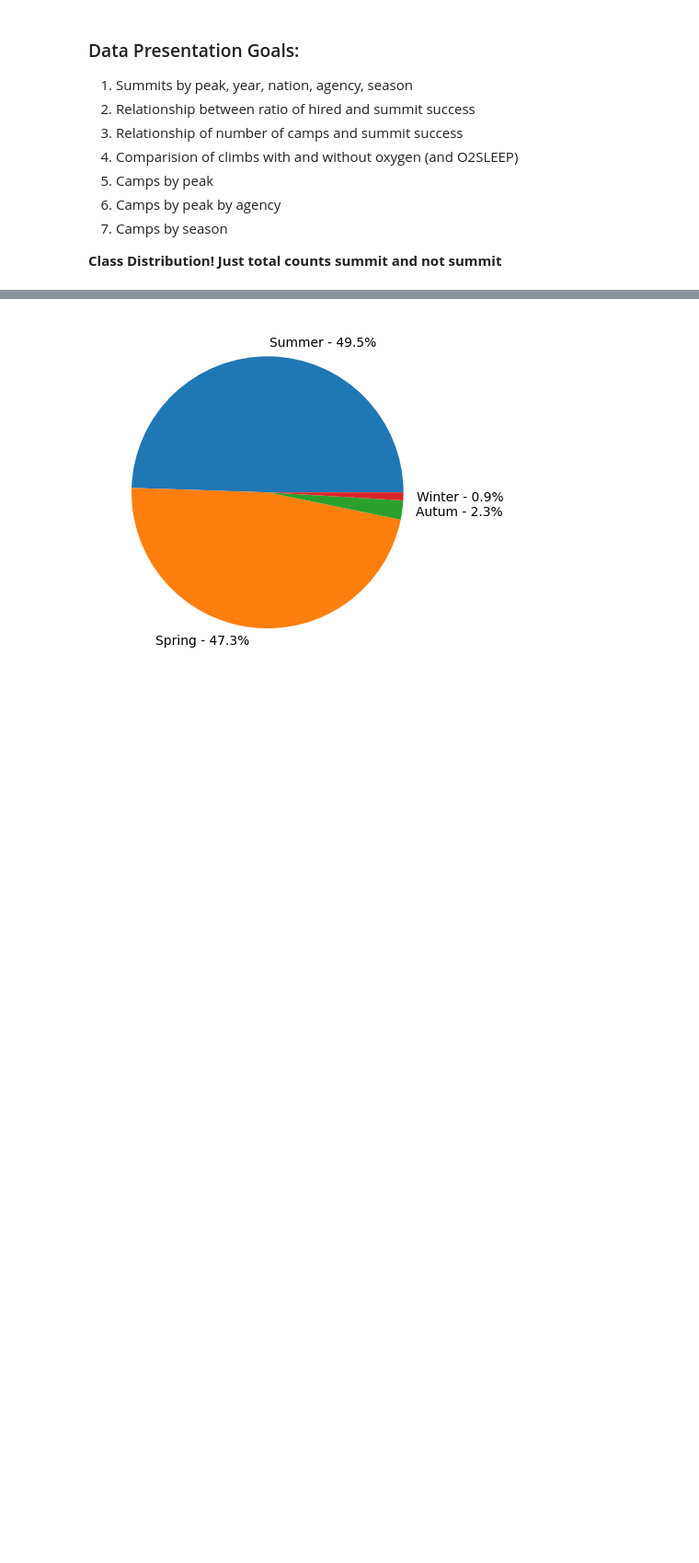
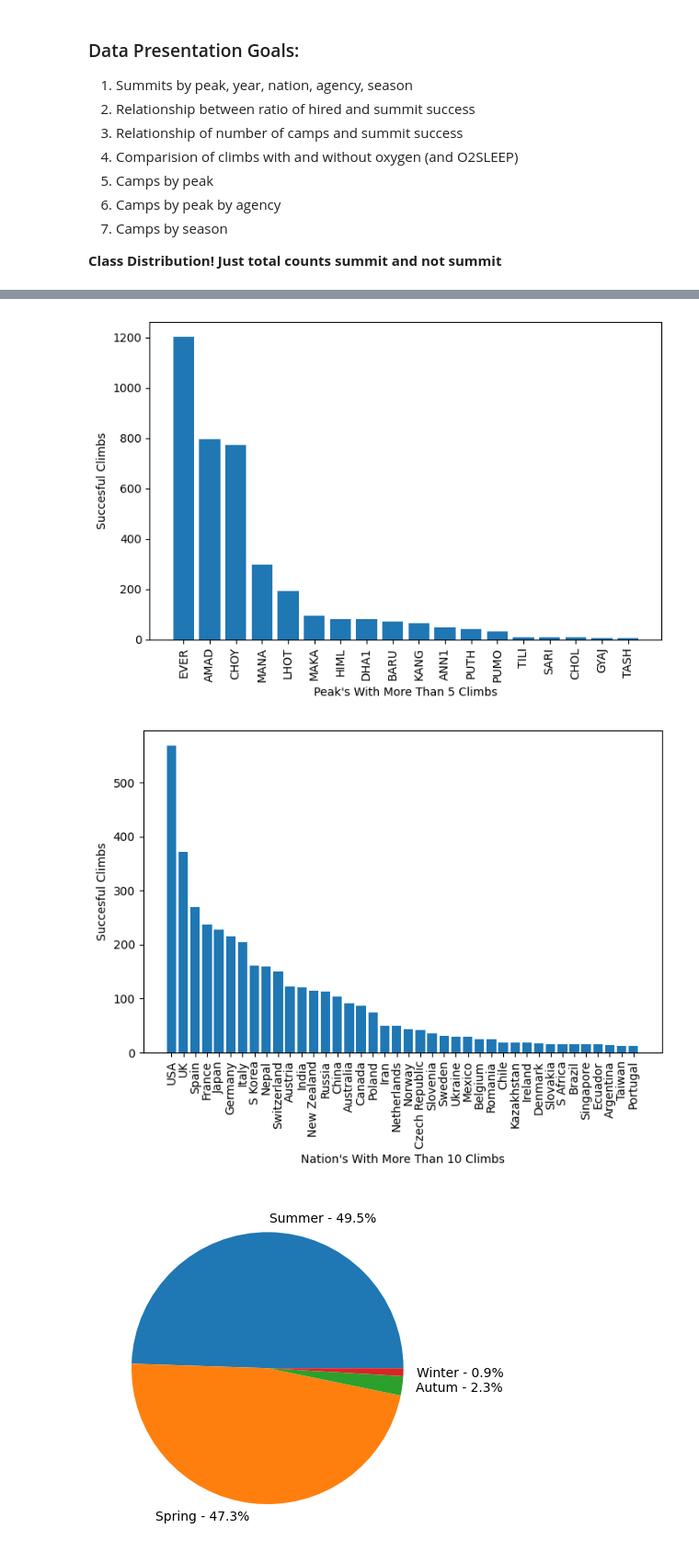
Before and after one commit to dpmacisaac/FinalProject-CPSC322, a Jupyter notebook: himalayan_dataset_eda.ipynb, the cells around one changed output, grey strips where cells are left out. Shown: that part at 92% size. Drawn from its saved outputs; the diff is of its cells as text; code cells hidden in the pictures; blank space fills up the shorter version.

```diff
--- a/himalayan_dataset_eda.ipynb
+++ b/himalayan_dataset_eda.ipynb
@@ -91,3 +96,9 @@ generate_freq_chart(success_table, "NATION", "Nation", "Succesful Climbs", 4)
+# %%
+generate_freq_chart(success_table, "PEAKID", "Peak's With More Than 5 Climbs", "Succesful Climbs", 5)
+generate_freq_chart(success_table, "NATION", "Nation's With More Than 10 Climbs", "Succesful Climbs", 10)
+# %% [output]
+[figure, added]
+[figure, added]
 # %%
 failure_table = MyPyTable()
 failure_table.data = [row for row in himalaya_table.data if row[-1] == 0]
```
Also changed, not shown: parts of 7 cells of this notebook.
